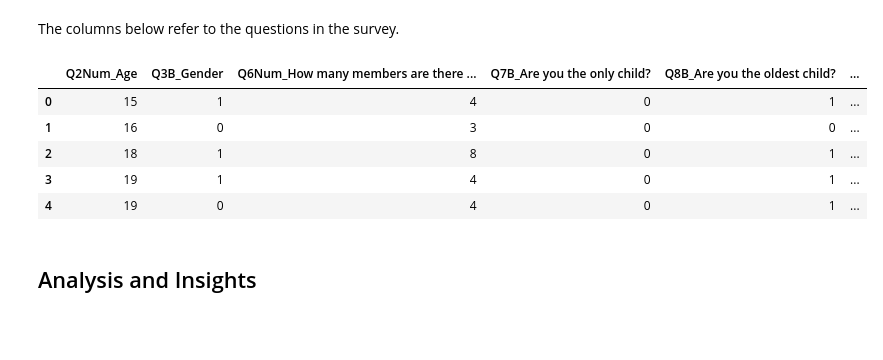
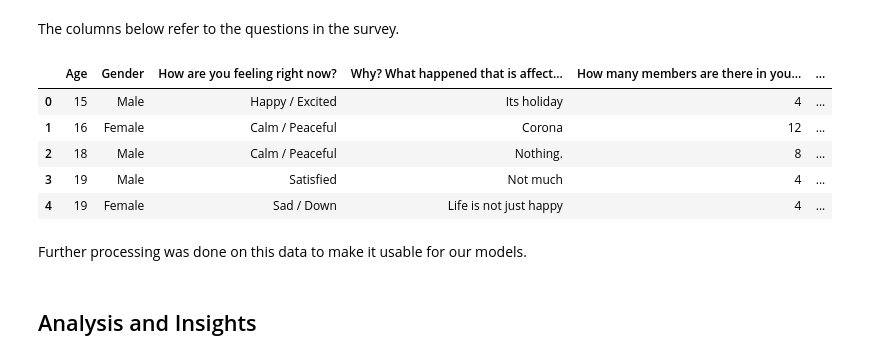
Before and after one commit to manikyabard/fastblog, a Jupyter notebook: _notebooks/2020-12-04-TSWD_Final.ipynb, the cells around one changed output. Saved outputs shown, nothing was run; the diff lists cells and outputs as text; code cells hidden in the pictures; blank space fills up the shorter version.

```diff
--- a/_notebooks/2020-12-04-TSWD_Final.ipynb
+++ b/_notebooks/2020-12-04-TSWD_Final.ipynb
@@ -13,7 +13,7 @@
 import pandas as pd
 # %%
 #hide
-df = pd.read_csv('final_analysis.csv')
+data = pd.read_csv("survey_data.csv")
 # %% [markdown]
 ## Introduction and Background
 Here, we will take a look at how different competancy areas relate to each other, and appear together in a person.
@@ -39,3 +36,6 @@ df = df.drop(columns = 'Unnamed: 0')
+# %%
+#hide
+data = data.drop(columns=["Cryptic ID", "Phone number (optional)", "Submitted At", "Token"])
 # %% [markdown]
 > Tip: Read more about SEL's impact [here](https://casel.org/impact/)
 # %% [markdown]
@@ -45,14 +45,16 @@ The data {% fn 1 %} is collected through a survey done which was answered by sch
 The columns below refer to the questions in the survey.
 # %%
 #collapse-hide
-display_all(df.head())
+display_all(data.head())
 # %% [output]
-|  | Q2Num_Age | Q3B_Gender | Q6Num_How many members are there ... | Q7B_Are you the only child? | Q8B_Are you the oldest child? | ... |
-| 0 | 15 | 1 | 4 | 0 | 1 | ... |
-| 1 | 16 | 0 | 3 | 0 | 0 | ... |
-| 2 | 18 | 1 | 8 | 0 | 1 | ... |
-| 3 | 19 | 1 | 4 | 0 | 1 | ... |
-| 4 | 19 | 0 | 4 | 0 | 1 | ... |
+|  | Age | Gender | How are you feeling right now? | Why? What happened that is affect... | How many members are there in you... | ... |
+| 0 | 15 | Male | Happy / Excited | Its holiday | 4 | ... |
+| 1 | 16 | Female | Calm / Peaceful | Corona | 12 | ... |
+| 2 | 18 | Male | Calm / Peaceful | Nothing. | 8 | ... |
+| 3 | 19 | Male | Satisfied | Not much | 4 | ... |
+| 4 | 19 | Female | Sad / Down | Life is not just happy | 4 | ... |
+# %% [markdown]
+Further processing was done on this data to make it usable for our models.
 # %% [markdown]
 ## Analysis and Insights
 # %% [markdown]
```
Also changed, not shown: parts of 1 cell of this notebook, 6 other files.
